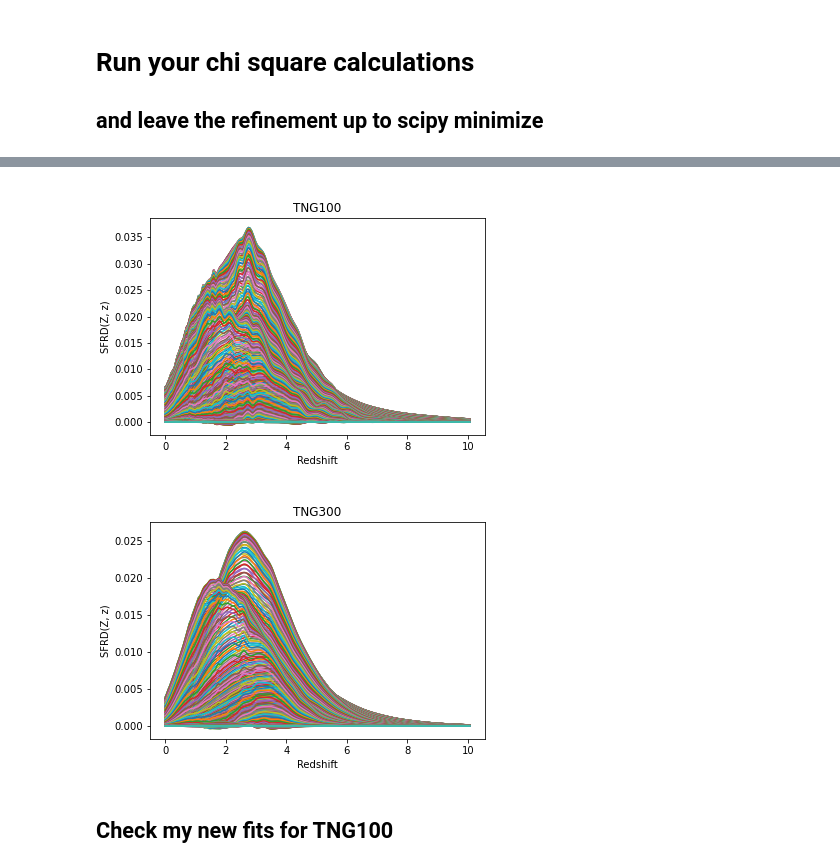
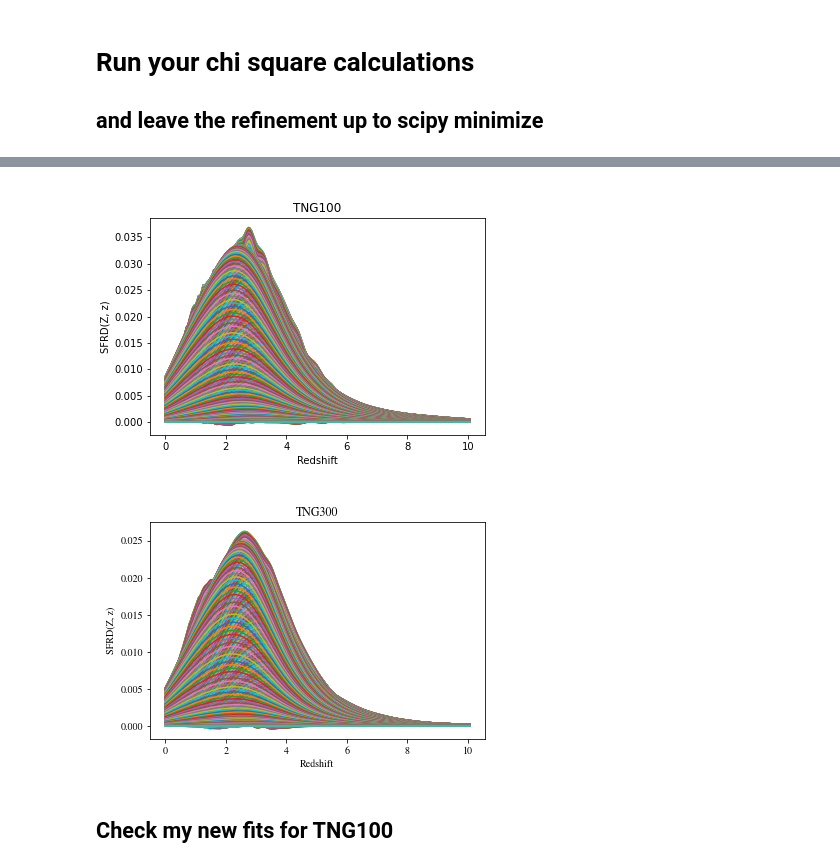
Before and after one commit to sashalvna/Fit_SFRD_TNG, a Jupyter notebook: Fit_model_to_sfrdzZ_TNG.ipynb, the cells around one changed output, grey strips where cells are left out. Saved outputs shown, nothing was run; the diff lists cells and outputs as text; code cells hidden in the pictures.

```diff
--- a/Fit_model_to_sfrdzZ_TNG.ipynb
+++ b/Fit_model_to_sfrdzZ_TNG.ipynb
@@ -360,11 +360,11 @@ Image(filename='figures/SFRD_TNG50.png')
 # %%
-Image(filename='figures/SFRD_TNG100.png')
+Image(filename='SFRD_TNG100_withmodel.png')
 # %% [output]
-[figure, old version]
+[figure, new version]
 # %%
-Image(filename='figures/SFRD_TNG300.png')
+Image(filename='SFRD_TNG300_withmodel.png')
 # %% [output]
-[figure, old version]
+[figure, new version]
 # %% [markdown]
 ## Check my new fits for TNG100
 # %%
```
Also changed, not shown: parts of 20 cells of this notebook, 5 other files.
